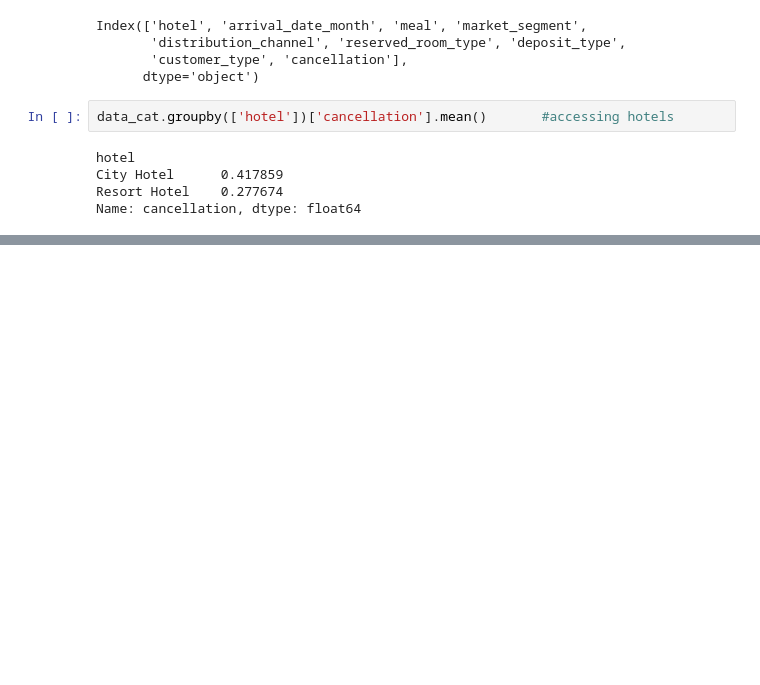
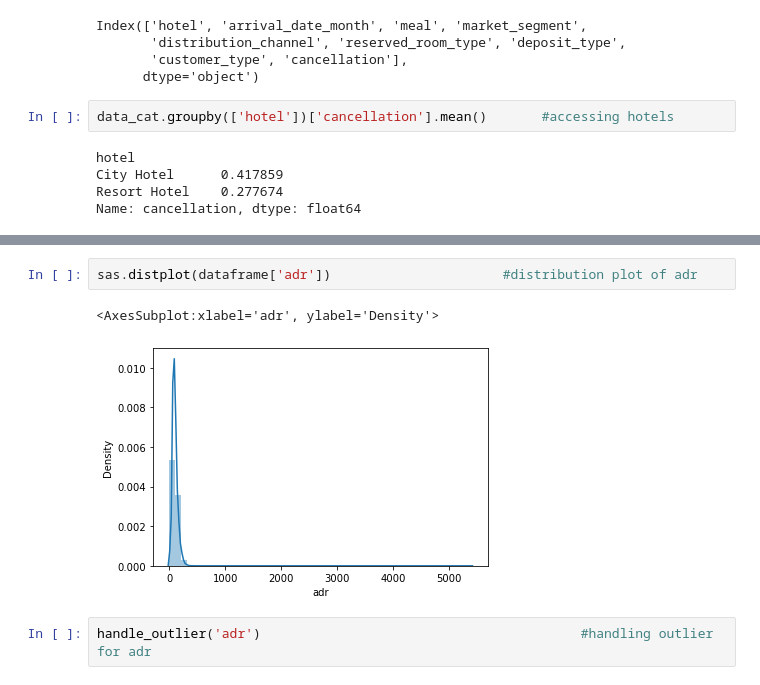
Before and after one commit to Adhoc123/Hotel_Booking_Prediction_ML, a Jupyter notebook: Hotel_Booking_Prediction/Hotel_Booking_Prediction.ipynb, the cells around one changed output, grey strips where cells are left out. Saved outputs shown, nothing was run; the diff lists cells and outputs as text; blank space fills up the shorter version.

```diff
--- a/Hotel_Booking_Prediction/Hotel_Booking_Prediction.ipynb
+++ b/Hotel_Booking_Prediction/Hotel_Booking_Prediction.ipynb
@@ -641,0 +658,7 @@ dataframe.shape                                                #For showing shap
+# %%
+sas.distplot(dataframe['adr'])                      #distribution plot of adr
+# %% [output]
+<AxesSubplot:xlabel='adr', ylabel='Density'>
+[figure, added]
+# %%
+handle_outlier('adr')                                         #handling outlier for adr
```
Also changed, not shown: parts of 25 cells of this notebook.
